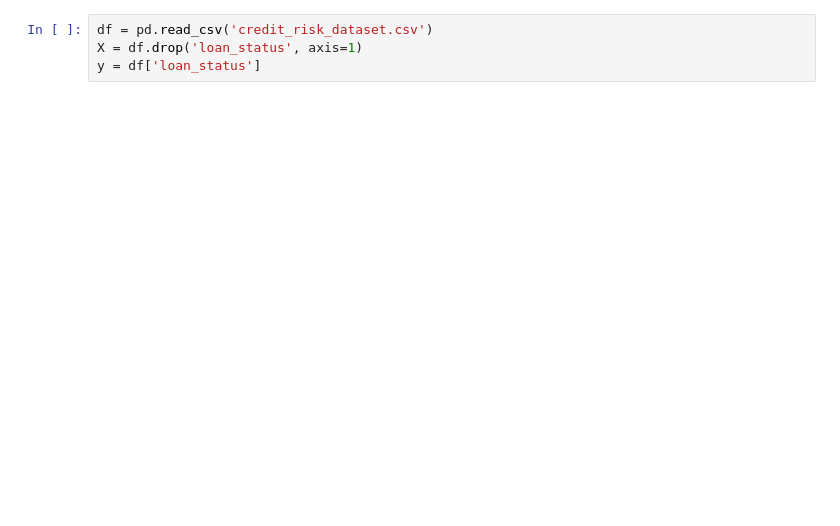
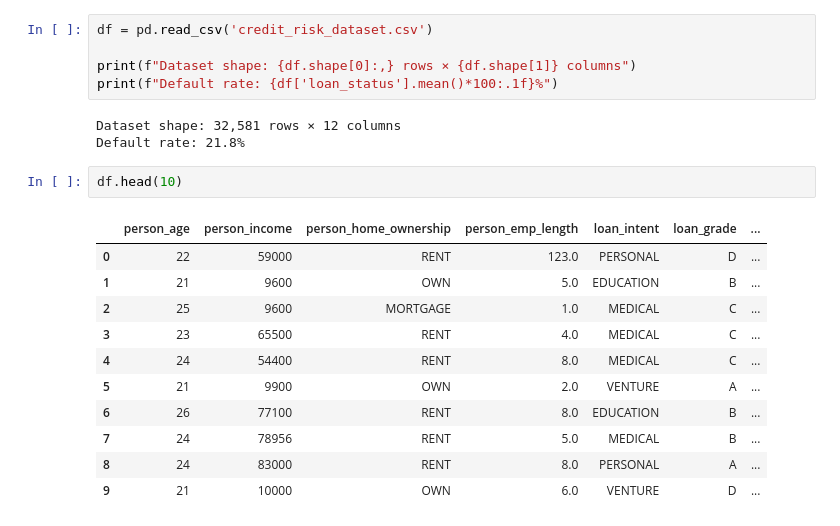
Before and after one commit to nitin-vinayak/creditrisk, a Jupyter notebook: creditrisk.ipynb, the cells around one changed output. Cells and saved outputs as stored; diff of their text form; blank space fills up the shorter version.

```diff
--- a/creditrisk.ipynb
+++ b/creditrisk.ipynb
@@ -23,4 +44,22 @@ def apply_mappings(df):
 # %%
 df = pd.read_csv('credit_risk_dataset.csv')
-X = df.drop('loan_status', axis=1)
-y = df['loan_status']
+
+print(f"Dataset shape: {df.shape[0]:,} rows × {df.shape[1]} columns")
+print(f"Default rate: {df['loan_status'].mean()*100:.1f}%")
+# %% [output]
+Dataset shape: 32,581 rows × 12 columns
+Default rate: 21.8%
+# %%
+df.head(10)
+# %% [output]
+|  | person_age | person_income | person_home_ownership | person_emp_length | loan_intent | loan_grade | ... |
+| 0 | 22 | 59000 | RENT | 123.0 | PERSONAL | D | ... |
+| 1 | 21 | 9600 | OWN | 5.0 | EDUCATION | B | ... |
+| 2 | 25 | 9600 | MORTGAGE | 1.0 | MEDICAL | C | ... |
+| 3 | 23 | 65500 | RENT | 4.0 | MEDICAL | C | ... |
+| 4 | 24 | 54400 | RENT | 8.0 | MEDICAL | C | ... |
+| 5 | 21 | 9900 | OWN | 2.0 | VENTURE | A | ... |
+| 6 | 26 | 77100 | RENT | 8.0 | EDUCATION | B | ... |
+| 7 | 24 | 78956 | RENT | 5.0 | MEDICAL | B | ... |
+| 8 | 24 | 83000 | RENT | 8.0 | PERSONAL | A | ... |
+| 9 | 21 | 10000 | OWN | 6.0 | VENTURE | D | ... |
```
Also changed, not shown: parts of 27 cells of this notebook.
